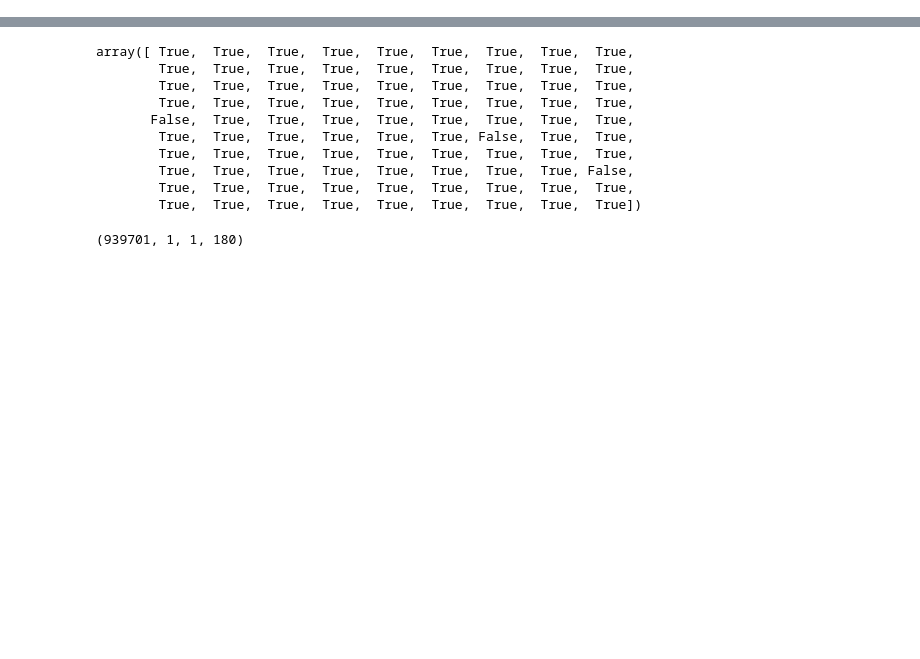
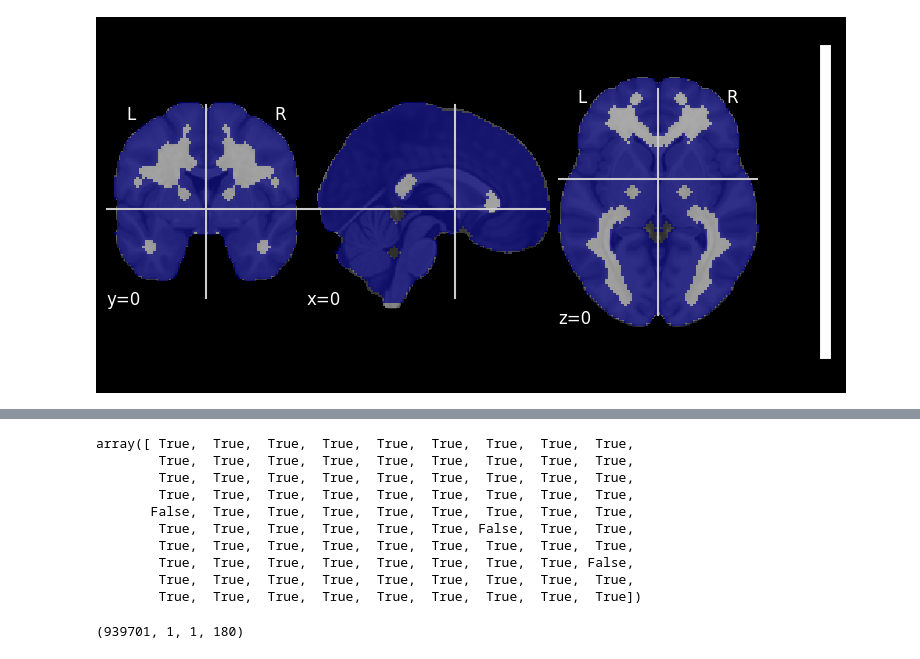
Before and after one commit to MeZahra/Thesis_code_Glm_Opt, a Jupyter notebook: test.ipynb, the cells around one changed output, grey strips where cells are left out. Drawn from its saved outputs; the diff is of its cells as text; code cells hidden in the pictures; blank space fills up the shorter version.

```diff
--- a/test.ipynb
+++ b/test.ipynb
@@ -16,0 +42,12 @@ from nilearn import datasets, image, plotting
+# %%
+from nilearn import datasets
+from nilearn.image import load_img
+
+gm_mask = datasets.load_mni152_gm_mask(resolution=2)
+gm_img = load_img(gm_mask)
+# %%
+mni = datasets.load_mni152_template()
+plotting.plot_roi(gm_img, bg_img=mni, display_mode="ortho", cut_coords=(0, 0, 0))
+plotting.show()
+# %% [output]
+[figure, added]
```
Also changed, not shown: parts of 24 cells of this notebook, 2 other files.
